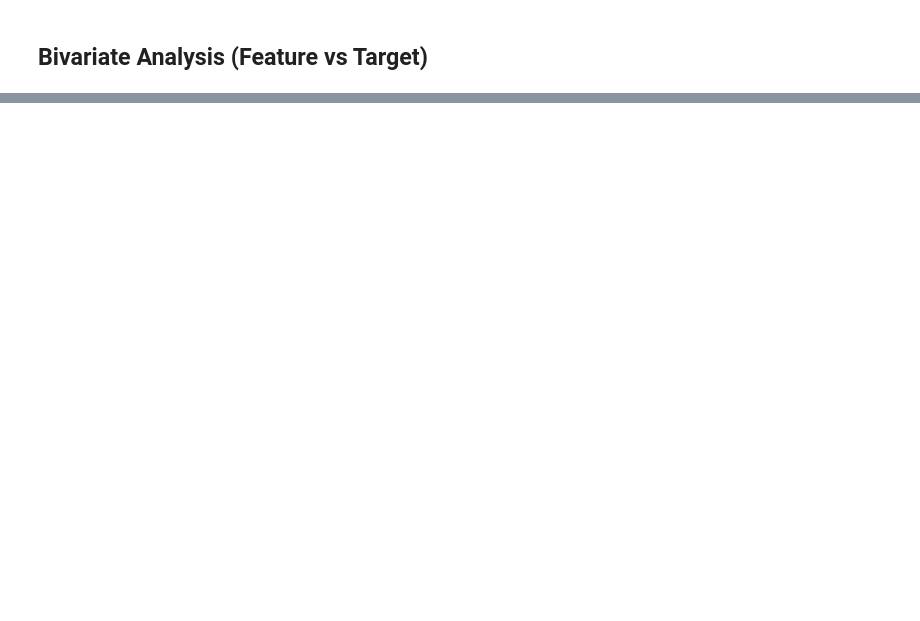
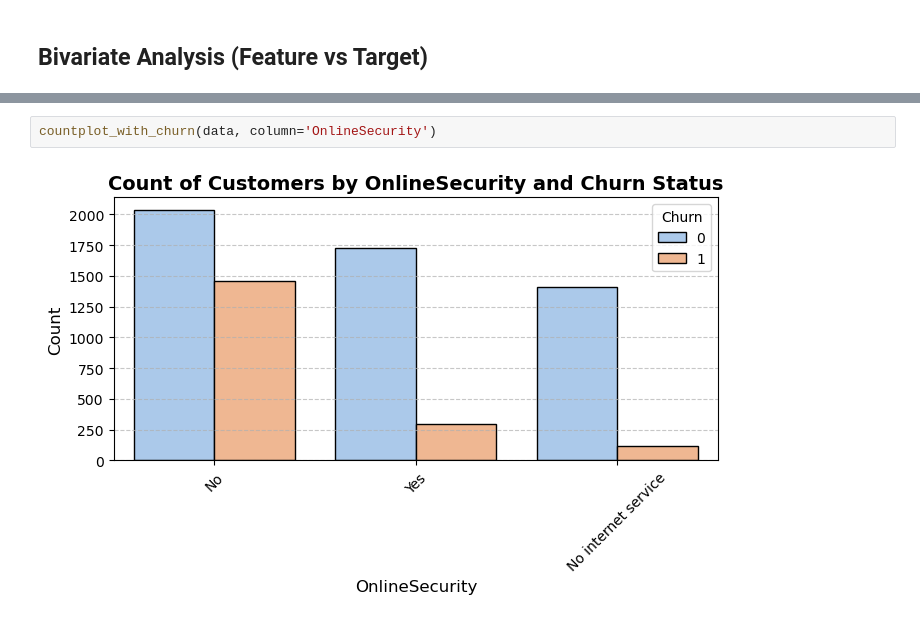
Before and after one commit to mewpunyapat/customer-churn-prediction, a Jupyter notebook: notebooks/eda.ipynb, the cells around one changed output, grey strips where cells are left out. Saved outputs shown, nothing was run; the diff lists cells and outputs as text; blank space fills up the shorter version.

```diff
--- a/notebooks/eda.ipynb
+++ b/notebooks/eda.ipynb
@@ -124,0 +169,4 @@ churn_rate_by_category(data, 'Contract')
+# %%
+countplot_with_churn(data, column='OnlineSecurity')
+# %% [output]
+[figure, added]
```
Also changed, not shown: parts of 24 cells of this notebook, 1 other file.
